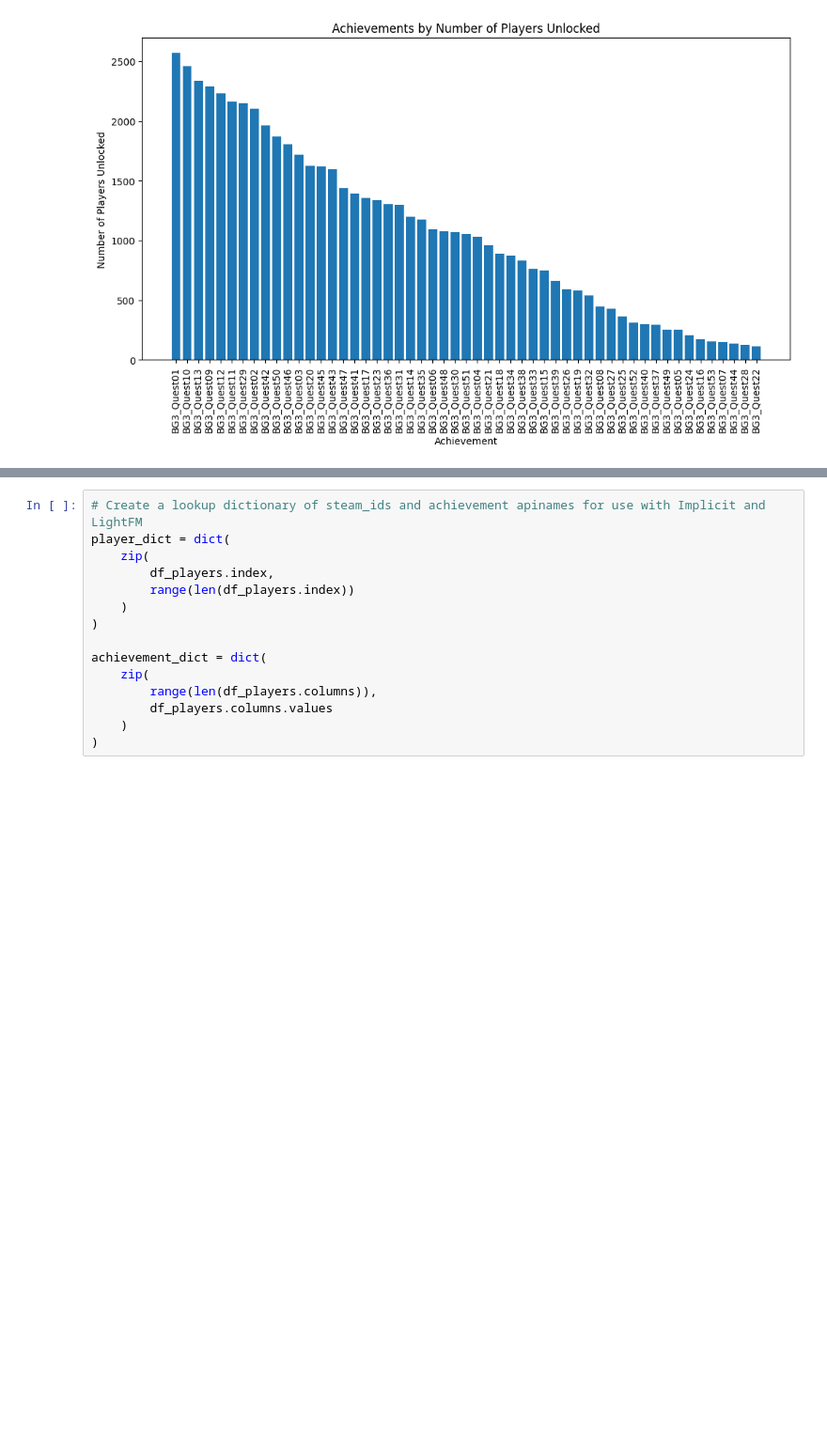
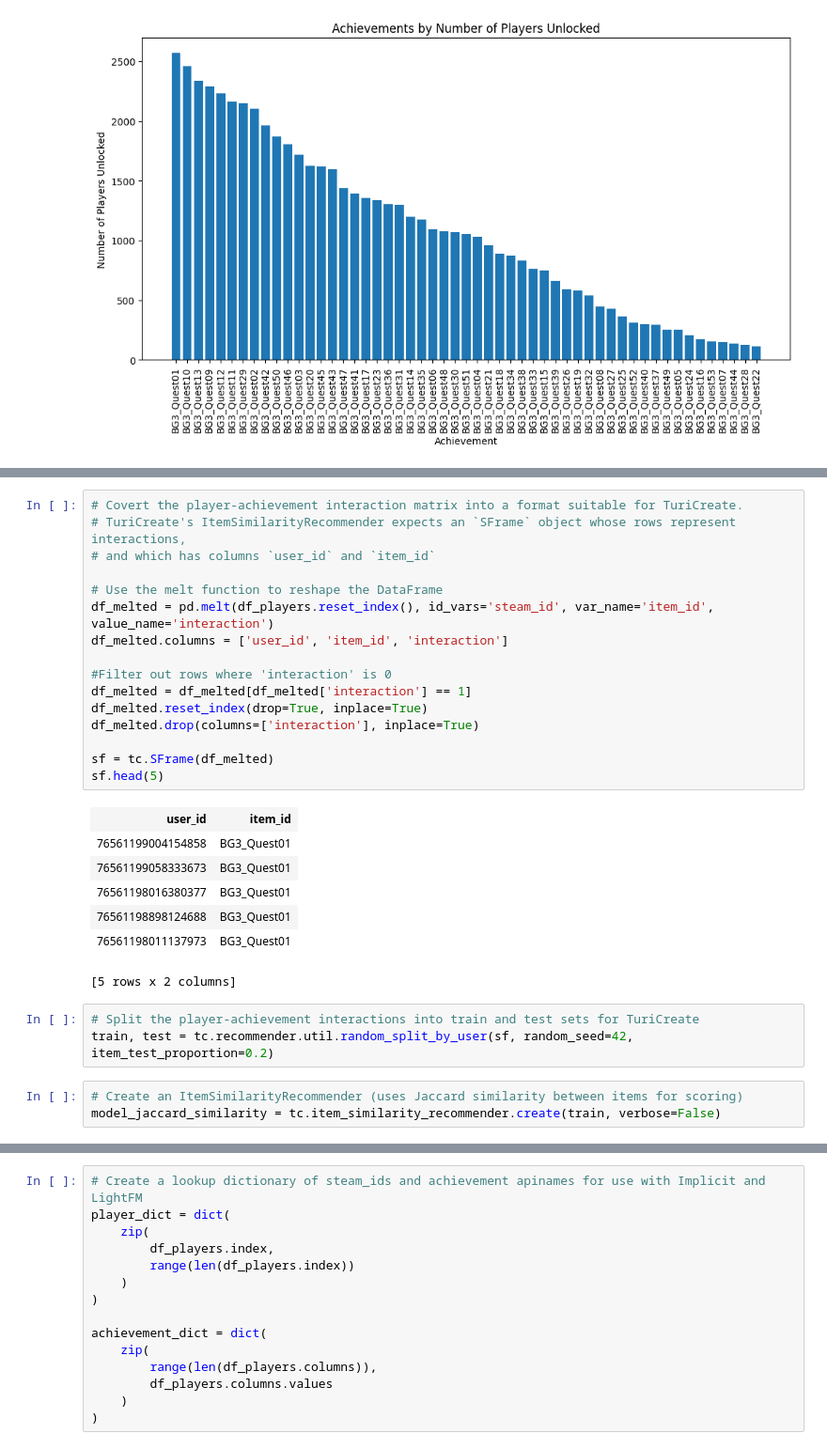
Before and after one commit to richhuwtaylor/recommend-steam-achievements, a Jupyter notebook: recommend_achievements.ipynb, the cells around one changed output, grey strips where cells are left out. Shown at 94% size. Saved outputs shown, nothing was run; the diff lists cells and outputs as text; blank space fills up the shorter version.

```diff
--- a/recommend_achievements.ipynb
+++ b/recommend_achievements.ipynb
@@ -189,0 +166,30 @@ def calculate_average_precision_at_k(df, k):
+# %%
+# Covert the player-achievement interaction matrix into a format suitable for TuriCreate.
+# TuriCreate's ItemSimilarityRecommender expects an `SFrame` object whose rows represent interactions,
+# and which has columns `user_id` and `item_id`
+
+# Use the melt function to reshape the DataFrame
+df_melted = pd.melt(df_players.reset_index(), id_vars='steam_id', var_name='item_id', value_name='interaction')
+df_melted.columns = ['user_id', 'item_id', 'interaction']
+
+#Filter out rows where 'interaction' is 0
+df_melted = df_melted[df_melted['interaction'] == 1]
+df_melted.reset_index(drop=True, inplace=True)
+df_melted.drop(columns=['interaction'], inplace=True)
+
+sf = tc.SFrame(df_melted)
+sf.head(5)
+# %% [output]
+| user_id | item_id |
+| 76561199004154858 | BG3_Quest01 |
+| 76561199058333673 | BG3_Quest01 |
+| 76561198016380377 | BG3_Quest01 |
+| 76561198898124688 | BG3_Quest01 |
+| 76561198011137973 | BG3_Quest01 |
+[5 rows x 2 columns]
+# %%
+# Split the player-achievement interactions into train and test sets for TuriCreate
+train, test = tc.recommender.util.random_split_by_user(sf, random_seed=42, item_test_proportion=0.2)
+# %%
+# Create an ItemSimilarityRecommender (uses Jaccard similarity between items for scoring)
+model_jaccard_similarity = tc.item_similarity_recommender.create(train, verbose=False)
```
Also changed, not shown: parts of 15 cells of this notebook.
